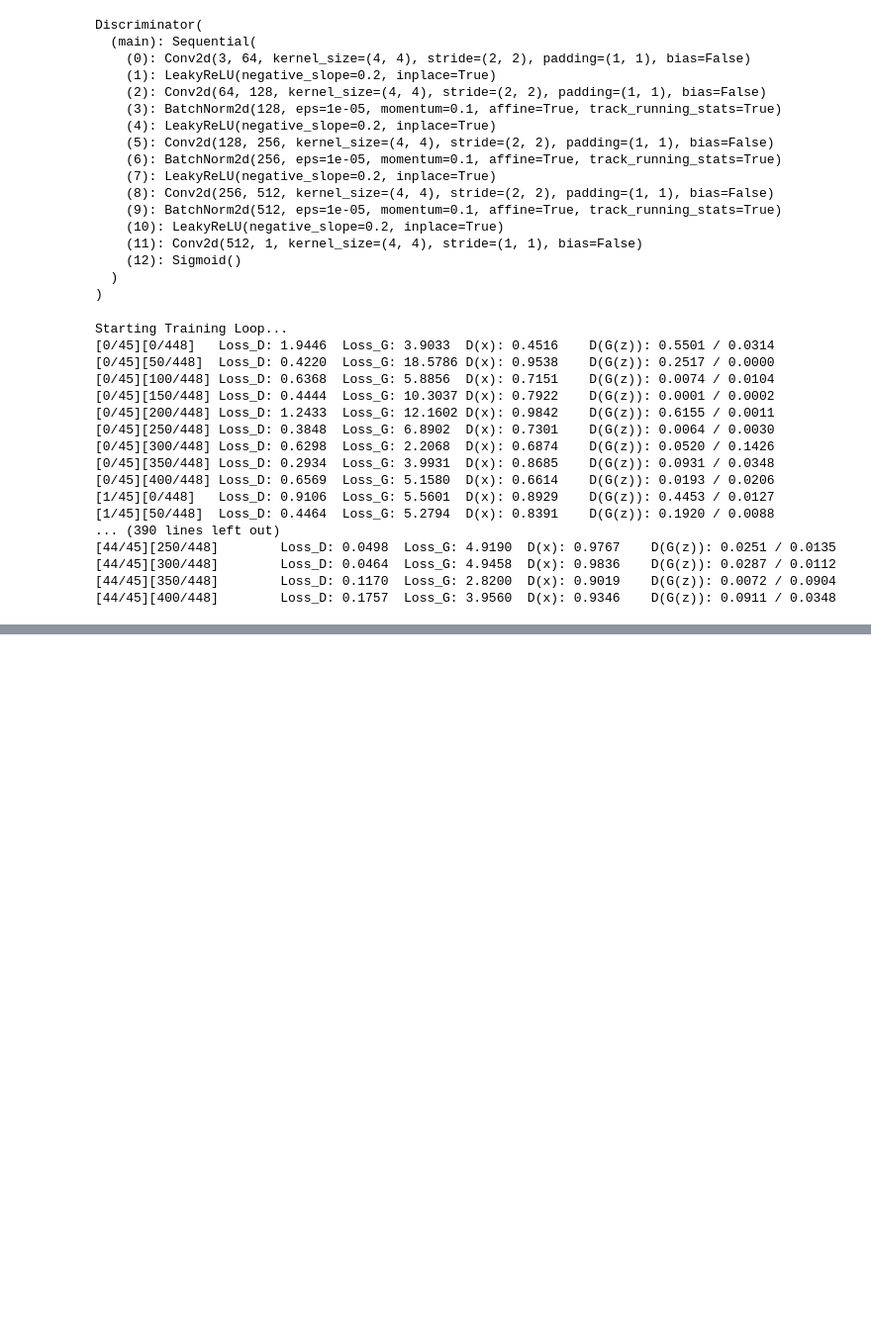
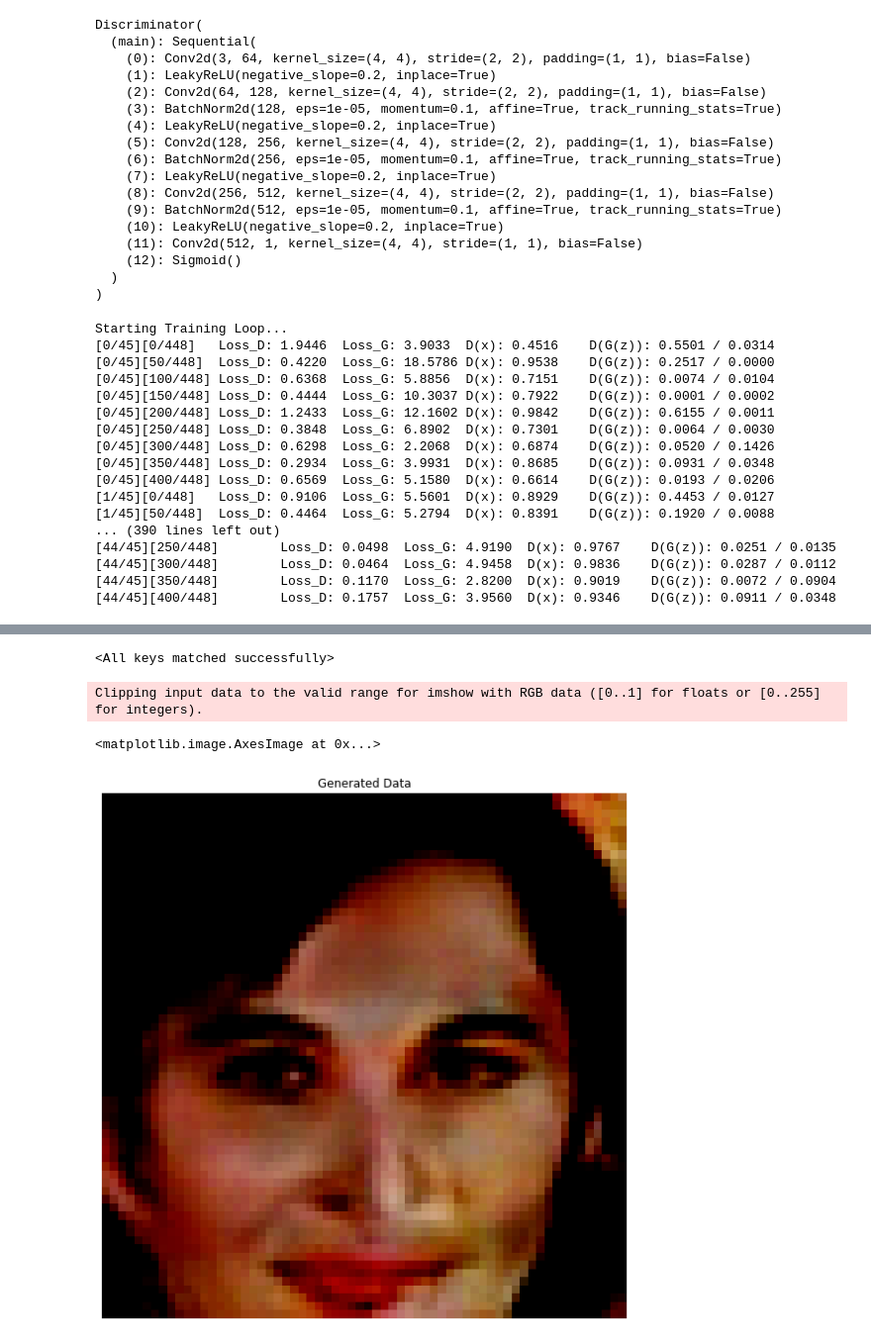
Before and after one commit to martinoywa/creative-gan, a Jupyter notebook: dcgan_new.ipynb, the cells around one changed output, grey strips where cells are left out. Shown at 99% size. Saved outputs shown, nothing was run; the diff lists cells and outputs as text; code cells hidden in the pictures; blank space fills up the shorter version.

Commit message:
add trained weights and generate images

```diff
--- a/dcgan_new.ipynb
+++ b/dcgan_new.ipynb
@@ -360,0 +362,20 @@ Animation size has reached 21020041 bytes, exceeding the limit of 20971520.0. If
+# %%
+# loading the trained model
+G.load_state_dict(torch.load('generator.pt', map_location='cpu'))
+# %% [output]
+<All keys matched successfully>
+# %%
+# latent vector z with a size 1 instead of 64
+fixed_noise = torch.randn(1, nz, 1, 1, device=device)
+# fake image
+fake = G(fixed_noise).detach().cpu()
+# %%
+# visualizing the fake image
+plt.figure(figsize=(10,10))
+plt.axis("off")
+plt.title("Generated Data")
+plt.imshow(np.transpose(utils.make_grid(fake.to(device), padding=2).cpu(), (1,2,0)))
+# %% [output]
+Clipping input data to the valid range for imshow with RGB data ([0..1] for floats or [0..255] for integers).
+<matplotlib.image.AxesImage at 0x...>
+[figure, added]
```
Also changed, not shown: parts of 5 cells of this notebook, 1 other file.
